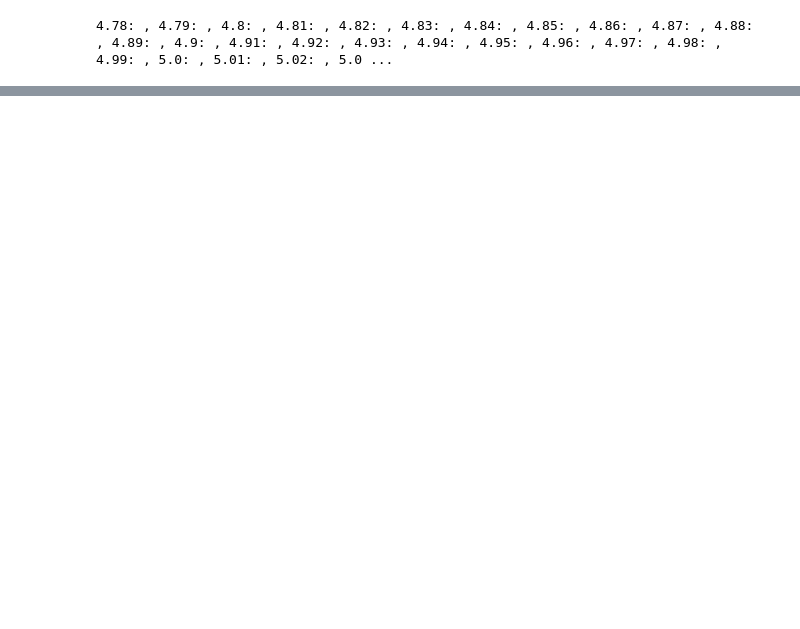
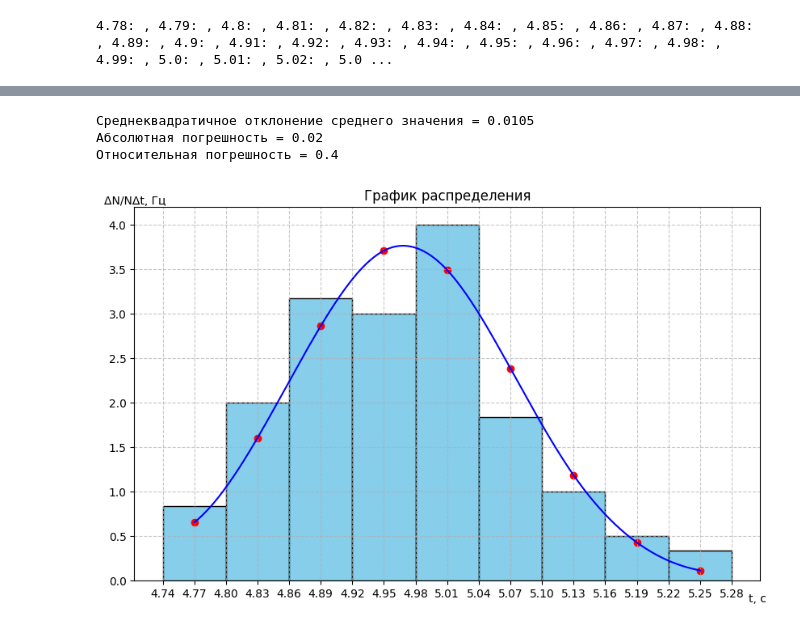
Before and after one commit to OneTwoZzzPlus/ITMO.STUDY, a Jupyter notebook: PHYSICS/lab 1.01/data.ipynb, the cells around one changed output, grey strips where cells are left out. Cells and saved outputs as stored; diff of their text form; code cells hidden in the pictures; blank space fills up the shorter version.

```diff
--- a/PHYSICS/lab 1.01/data.ipynb
+++ b/PHYSICS/lab 1.01/data.ipynb
@@ -51,0 +70,17 @@ print(table)
+# %%
+table2 = ''
+gist_data = []
+for i in range(0, m - 1):
+    start = round(m_t_min + m_t_delta * i, 2)
+    finish = round(m_t_min + m_t_delta * (i + 1), 2)
+    DeltaN = sum(1 for x in data if start <= x < finish)
+    frequency = round(DeltaN / (N * m_t_delta), 2)
+    ttt = round(start + m_t_delta / 2, 2)
+    stolb_rho = (1 / sqrt(2*pi) / sigma_N) * exp(-(ttt - T)**2/(2*sigma_N**2))
+    gist_data.append((ttt, frequency, stolb_rho))
+    dan = (f'{start:.2f}', f'{finish:.2f}', f'{DeltaN}',
+           f'{frequency:.2f}', f'{ttt:.2f}', f'{stolb_rho:.2f}')
+    table2 += (str(dan[0]) +' & \\multirow{2}{*}{'+ str(dan[2]) +'} & \\multirow{2}{*}{'+
+              str(dan[3]) +'} & \\multirow{2}{*}{'+ str(dan[4]) +'} & \\multirow{2}{*}{'+
+              str(dan[5]) +'} \\\\ \\cline{1-1}'+ str(dan[1]) +' & & & & \\\\ \\hline ')
+print(table2)
@@ -51,0 +102,55 @@ print(table)
+# %%
+sigma_pog = round(sqrt(sum_abs_square_fallibility / N / (N + 1)), 4)
+print('Cреднеквадратичное отклонение среднего значения =', sigma_pog)
+student = 1.9840
+t_pog = round(sigma_pog * student, 2)
+print('Абсолютная погрешность =', t_pog)
+E_pog = round(t_pog / T * 100, 2)
+print('Относительная погрешность =', E_pog)
+# %% [output]
+Cреднеквадратичное отклонение среднего значения = 0.0105
+Абсолютная погрешность = 0.02
+Относительная погрешность = 0.4
+# %%
+import numpy as np
+import matplotlib.pyplot as plt
+from scipy.interpolate import make_interp_spline
+
+# Создаем график
+plt.figure(figsize=(10, 6))
+
+# Извлекаем границы и высоты
+left_edges = [x[0] for x in gist_data]
+heights = [x[1] for x in gist_data]
+widths = [m_t_delta for x in gist_data]
+# Создаем гистограмму
+plt.bar(left_edges, heights, width=widths,
+        color='skyblue', edgecolor='black', label='Гистограмма')
+
+# Ваши данные
+x = np.array([point[0] for point in gist_data])
+y = np.array([point[2] for point in gist_data])
+# Создаем сглаженную кривую с правильными границами
+spline = make_interp_spline(x, y, k=3, bc_type='not-a-knot')
+x_new = np.linspace(min(x), max(x), 300)
+y_new = spline(x_new)
+# Создаем график
+plt.plot(x_new, y_new, 'b-', label='Кривая по Гаусу')
+plt.scatter(x, y, color='red', label='Исходные точки по Гаусу')
+
+
+# Добавляем сетку
+plt.grid(True, which='both', linestyle='--', alpha=0.7)
+# Настраиваем подписи осей
+plt.xlabel('t, c', x=1.01, ha='right', va='bottom')
+plt.ylabel('ΔN/NΔt, Гц', y=1.03, ha='left', va='top', rotation=0)
+# Устанавливаем масштаб по оси X
+plt.gca().xaxis.set_major_locator(plt.MultipleLocator(m_t_delta / 2))
+# Добавляем заголовок
+plt.title('График распределения')
+# plt.legend()
+
+# Показываем график
+plt.show()
+# %% [output]
+[figure, added]
```
Also changed, not shown: parts of 6 cells of this notebook.
